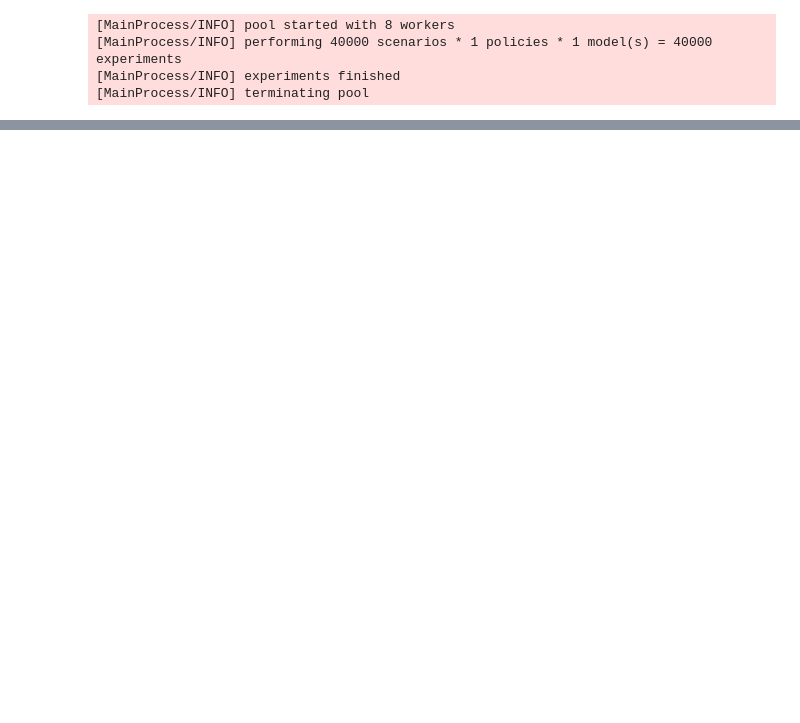
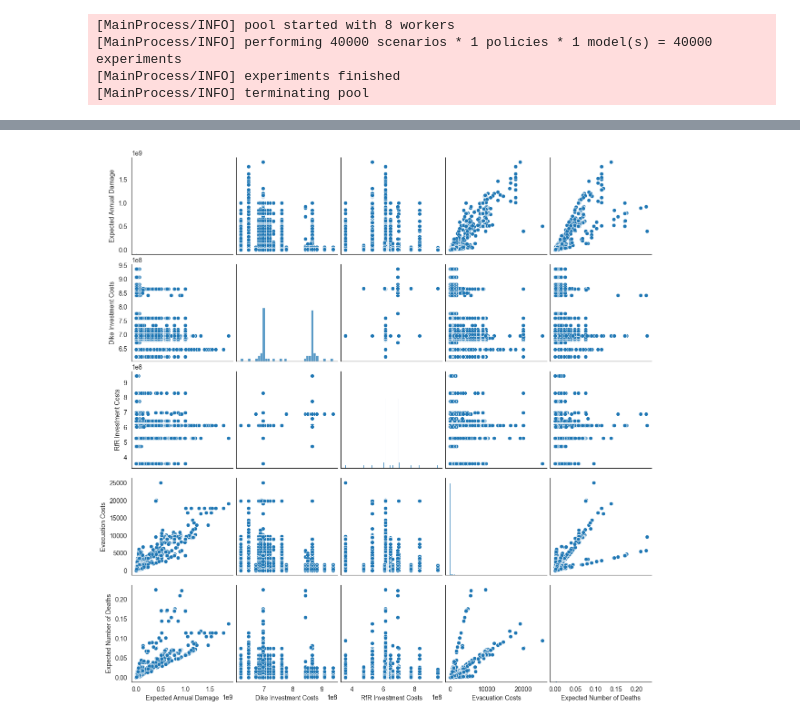
Before and after one commit to florihu/MBDM_Group5, a Jupyter notebook: Problem Formulations.ipynb, the cells around one changed output, grey strips where cells are left out. Cells and saved outputs as stored; diff of their text form; code cells hidden in the pictures; blank space fills up the shorter version.

```diff
--- a/Problem Formulations.ipynb
+++ b/Problem Formulations.ipynb
@@ -340,0 +550,6 @@ Index(['A.1_pfail', 'A.2_pfail', 'A.5_pfail', 'discount rate 0'], dtype='object'
+# %%
+sns.pairplot(outcomes_sa_df)
+plt.savefig('Outcome distribution for the uncertainty space')
+plt.show()
+# %% [output]
+[figure, added]
```
Also changed, not shown: parts of 22 cells of this notebook.
